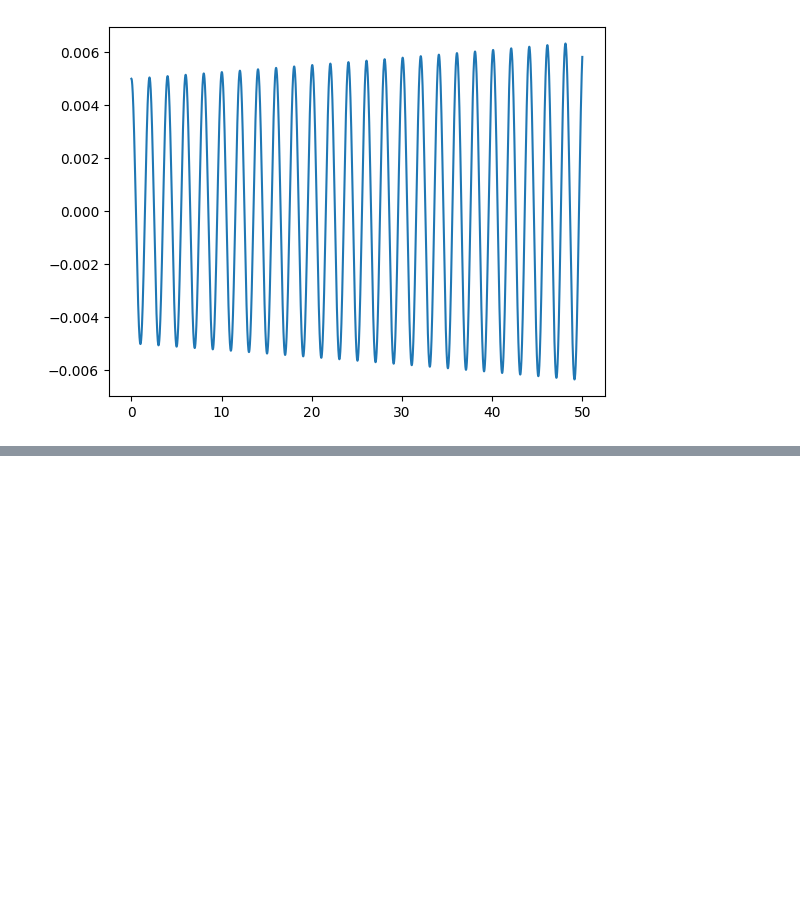
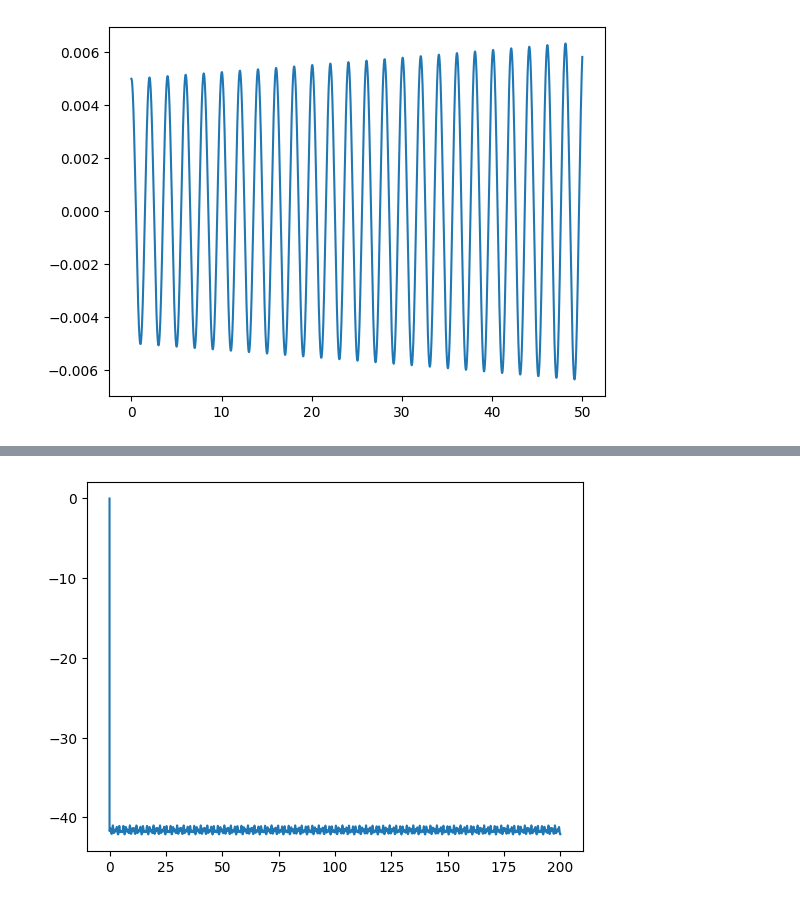
Before and after one commit to Koefferchen/Pendulum_Group_Project, a Jupyter notebook: Zemiro/RK4_single_pendulum (2).ipynb, the cells around one changed output, grey strips where cells are left out. Cells and saved outputs as stored; diff of their text form; code cells hidden in the pictures; blank space fills up the shorter version.

```diff
--- a/Zemiro/RK4_single_pendulum (2).ipynb
+++ b/Zemiro/RK4_single_pendulum (2).ipynb
@@ -183,0 +545,5 @@ def rk4(y, t, dt, derivs):
+# %%
+plt.plot(t,E)
+plt.show()
+# %% [output]
+[figure, added]
```
Also changed, not shown: parts of 6 cells of this notebook, 2 other files.
